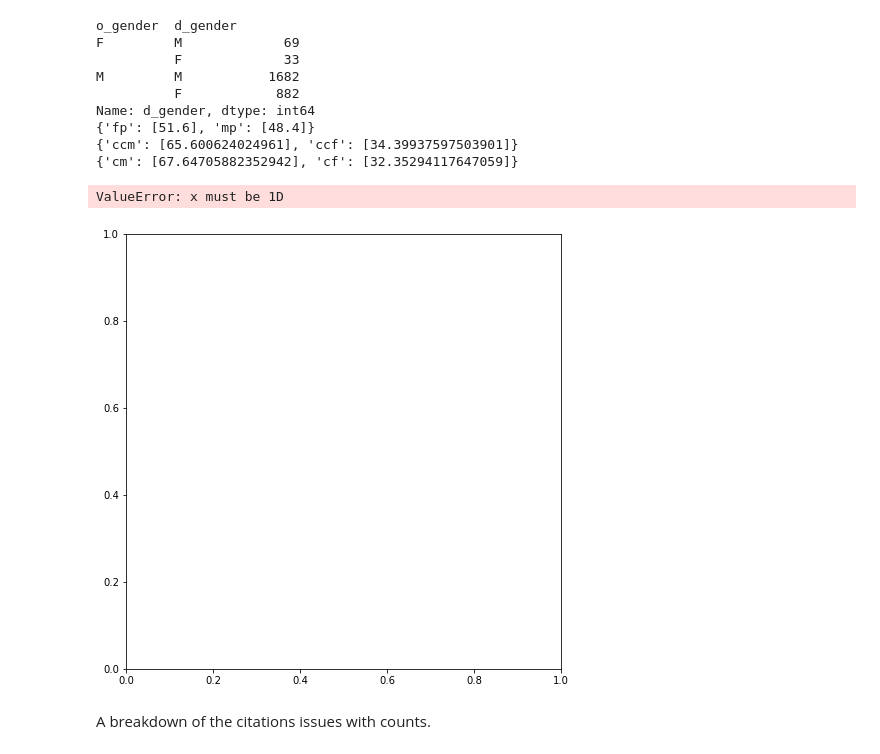
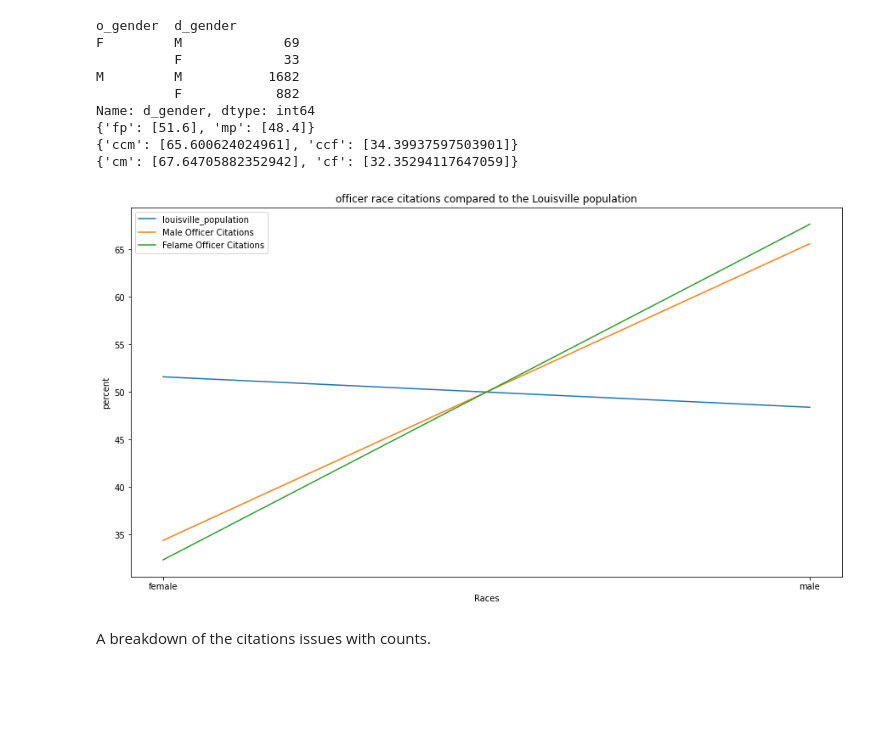
Before and after one commit to dmorton714/lmpd, a Jupyter notebook: lmpd_cleaned.ipynb, the cells around one changed output. Saved outputs shown, nothing was run; the diff lists cells and outputs as text; code cells hidden in the pictures; blank space fills up the shorter version.

```diff
--- a/lmpd_cleaned.ipynb
+++ b/lmpd_cleaned.ipynb
@@ -417,24 +421,38 @@ Name: d_gender, dtype: int64
 {'fp': [51.6], 'mp': [48.4]}
 {'ccm': [65.600624024961], 'ccf': [34.39937597503901]}
 {'cm': [67.64705882352942], 'cf': [32.35294117647059]}
-# %%
-# Data to plot
-labels = []
-sizes = []
-
-for x, y in omc.items():
-    labels.append(x)
-    sizes.append(y)
-
-# Plot
-plt.pie(sizes, labels=labels)
-
-plt.axis('equal')
-plt.pie(sizes, labels=labels, autopct='%1.0f%%')
-plt.show()
-# %% [output]
-ValueError: x must be 1D
-[figure, removed]
+# %%
+# x axis values
+x = ['female', 'male']
+
+# corresponding y axis values
+ys = {
+    'louisville_population' : [51.6, 48.4],
+    'Male Officer Citations' : [34.40, 65.60],
+    'Felame Officer Citations' : [32.35, 67.65]
+}
+
+
+for y in ys:
+  plt.plot(x, ys[y], label=y)
+  # print('For Month: ', y, "   Values: ", ys[y])
+
+plt.legend()
+
+
+# naming the x axis
+plt.xlabel('Races')
+
+# naming the y axis
+plt.ylabel('percent')
+
+# giving a title to my graph
+plt.title('officer race citations compared to the Louisville population')
+
+# function to show the plot
+plt.show()
+# %% [output]
+[figure, added]
 # %% [markdown]
 A breakdown of the citations issues with counts.
 # %%
```
Also changed, not shown: parts of 5 cells of this notebook.
